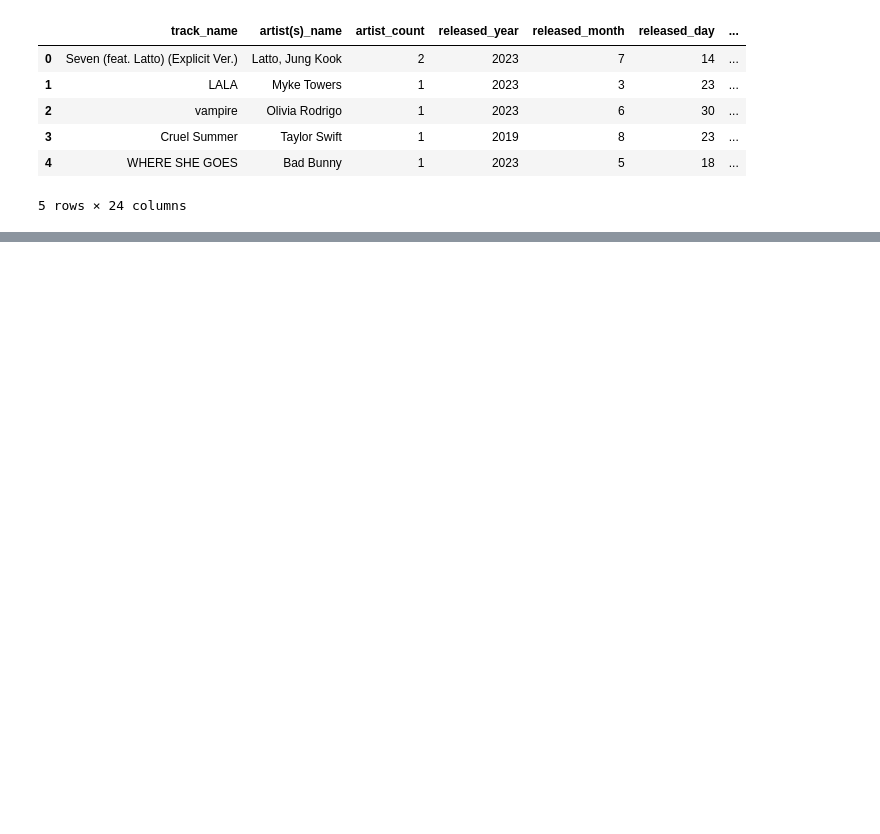
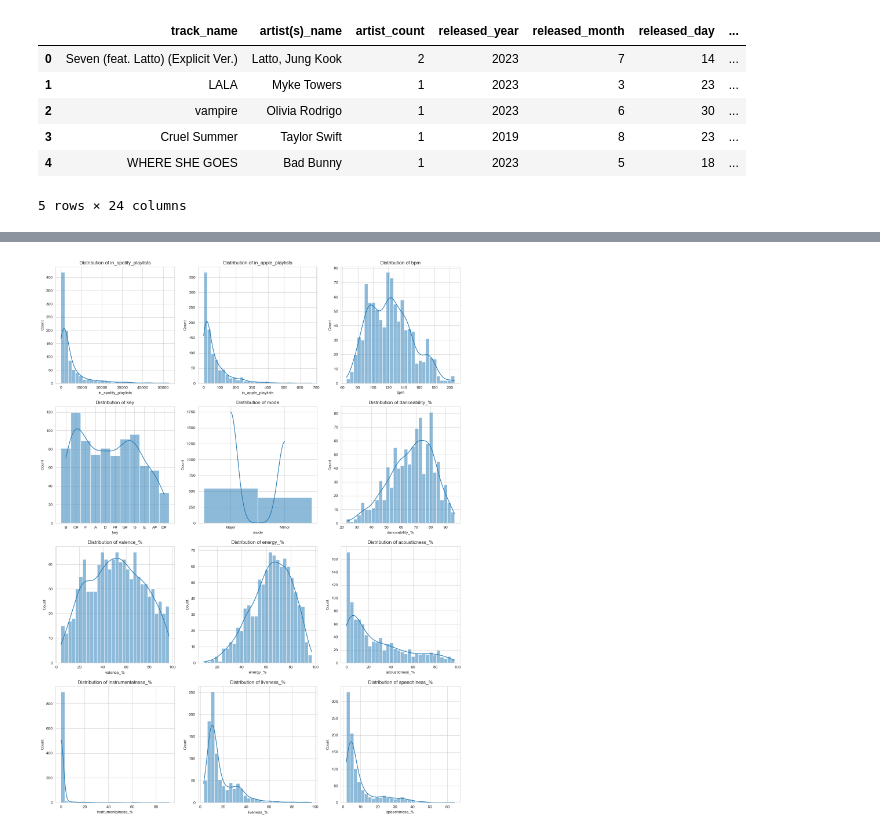
Before and after one commit to CPT-Hawaij/Streaming_Prediction, a Jupyter notebook: Spotify_Prediction.ipynb, the cells around one changed output, grey strips where cells are left out. Cells and saved outputs as stored; diff of their text form; code cells hidden in the pictures; blank space fills up the shorter version.

```diff
--- a/Spotify_Prediction.ipynb
+++ b/Spotify_Prediction.ipynb
@@ -79,20 +149,22 @@ plt.show()
 # List of all the features
 features_list = list(spotify_data.columns)
 # %%
-# List of key numerical features for Distribution analysis
-exclude_non_num = [0, 1, 3, 4, 5, 8]
-numerical_features = [features_list[i] for i in range(len(features_list)) if i not in exclude_non_num]
+# List of key numeric features for Distribution analysis
+exclude_non_num = [0, 1, 2, 3, 4, 5, 7, 8, 10, 11, 12, 13]
+key_list = [features_list[i] for i in range(len(features_list)) if i not in exclude_non_num]
 
-# Plotting the distribution of key numerical features
-plt.figure(figsize = (24, 36))
+# Plotting the distribution of key numeric features
+plt.figure(figsize = (18, 24))
 
-for i, feature in enumerate(numerical_features, 1):
-    plt.subplot(6, 3, i)
+for i, feature in enumerate(key_list, 1):
+    plt.subplot(4, 3, i)
     sns.histplot(spotify_data[feature], bins = 30, kde = True)
     plt.title(f'Distribution of {feature}')
     plt.tight_layout
 
 plt.show()
+# %% [output]
+[figure, added]
 # %%
 # Plotting the distribution of key temporal features
 plt.figure(figsize = (6, 9))
```
Also changed, not shown: parts of 19 cells of this notebook, 3 other files.
